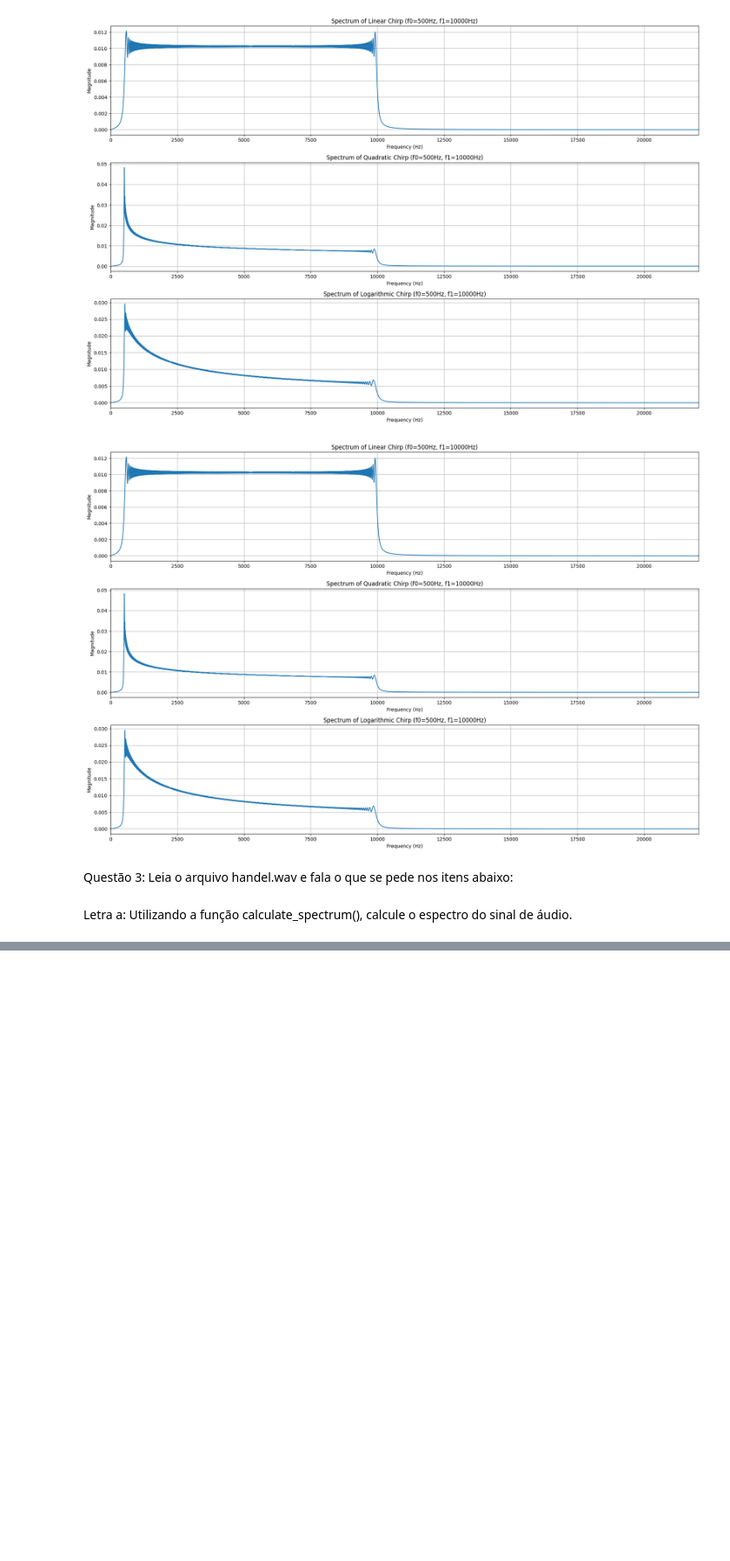
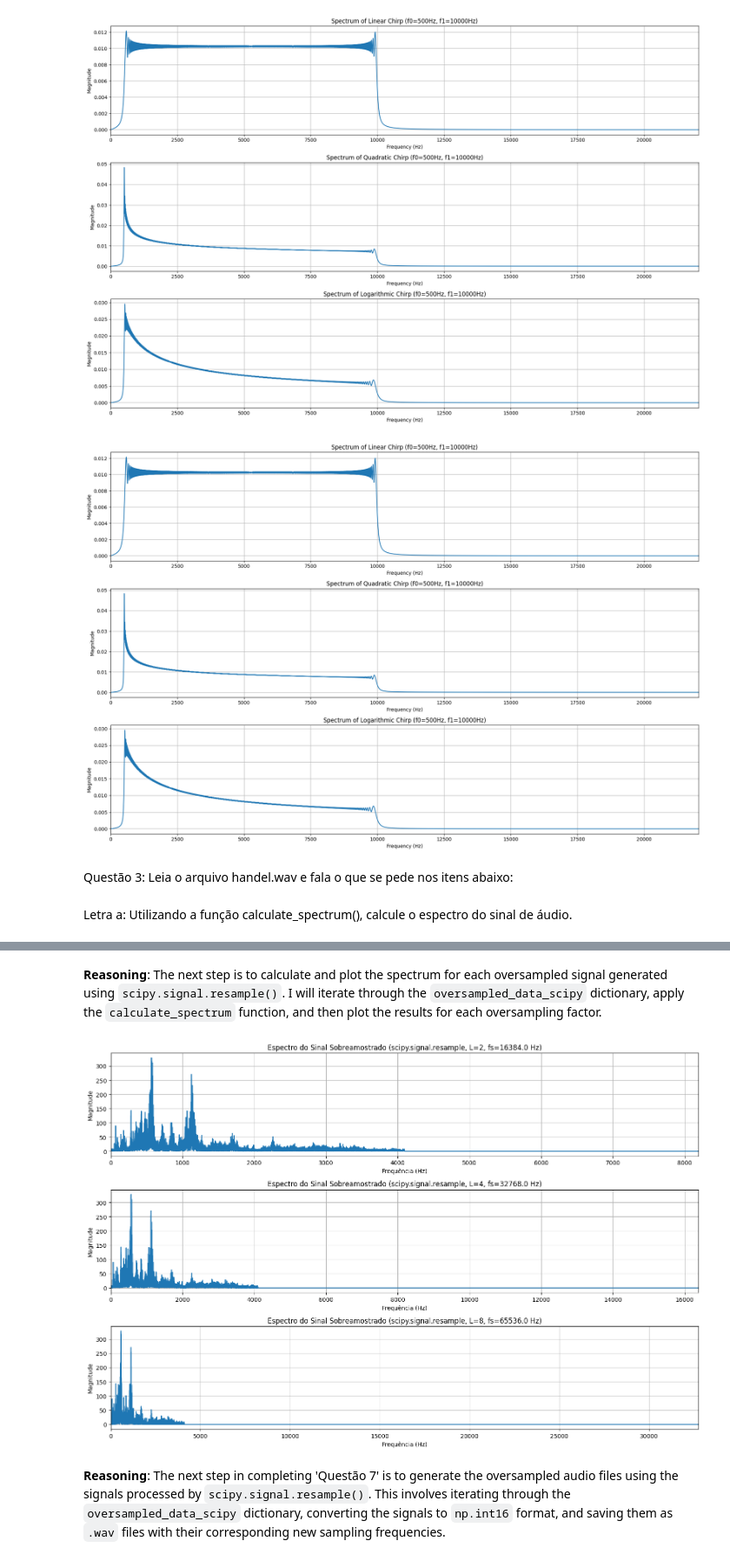
Before and after one commit to JuliaVillaVerde/Aula-1_Processamentos-de-Sinais, a Jupyter notebook: Aula2_Processamento_de_Sinais_.ipynb, the cells around one changed output, grey strips where cells are left out. Shown at 87% size. Cells and saved outputs as stored; diff of their text form; code cells hidden in the pictures; blank space fills up the shorter version.

```diff
--- a/Aula2_Processamento_de_Sinais_.ipynb
+++ b/Aula2_Processamento_de_Sinais_.ipynb
@@ -231,0 +1203,71 @@ o espectro do sinal de áudio.
+# %% [markdown]
+**Reasoning**:
+The next step is to calculate and plot the spectrum for each oversampled signal generated using `scipy.signal.resample()`. I will iterate through the `oversampled_data_scipy` dictionary, apply the `calculate_spectrum` function, and then plot the results for each oversampling factor.
+# %%
+import matplotlib.pyplot as plt
+import numpy as np
+
+# Ensure calculate_spectrum is available. It was defined in cell 0b5f1d45.
+# Copying it here to make the cell self-contained for execution if needed.
+# In a real notebook, one might rely on its prior definition.
+def calculate_spectrum(signal, sampling_frequency, single_sided=True):
+    """
+    Calculates the amplitude spectrum of a signal.
+
+    Args:
+        signal (np.ndarray): The time-domain signal.
+        sampling_frequency (float): The sampling frequency of the signal (Hz).
+        single_sided (bool): If True, returns the single-sided spectrum (positive frequencies).
+                             If False, returns the full spectrum (positive and negative frequencies).
+
+    Returns:
+        tuple: A tuple containing:
+            - frequencies (np.ndarray): Array of frequencies (Hz).
+            - amplitudes (np.ndarray): Array of corresponding amplitude magnitudes.
+    """
+    N = len(signal) # Number of sample points
+    T = 1.0 / sampling_frequency # Sample spacing
+
+    # Perform the FFT
+    yf = np.fft.fft(signal)
+
+    if single_sided:
+        xf = np.fft.fftfreq(N, T)[:N//2] # Frequencies for the positive half of the spectrum
+        # Calculate the single-sided amplitude spectrum
+        # np.abs(yf[0:N//2]) gets the magnitude of the positive frequencies
+        amplitudes = 1.0/N * np.abs(yf[0:N//2])
+    else:
+        xf = np.fft.fftfreq(N, T) # All frequencies
+        amplitudes = 1.0/N * np.abs(yf)
+
+    return xf, amplitudes
+
+plt.figure(figsize=(15, 10))
+
+# Assuming oversampled_data_scipy is available from previous cells
+sorted_oversample_factors = sorted(oversampled_data_scipy.keys())
+
+for i, L in enumerate(sorted_oversample_factors):
+    data = oversampled_data_scipy[L]
+    oversampled_signal = data['signal']
+    new_fs = data['fs']
+
+    # Calculate the spectrum of the oversampled signal
+    freqs_oversampled_scipy, spectrum_oversampled_scipy = calculate_spectrum(oversampled_signal, new_fs)
+
+    # Create a subplot for the current oversampling factor
+    plt.subplot(len(sorted_oversample_factors), 1, i + 1)
+    plt.plot(freqs_oversampled_scipy, spectrum_oversampled_scipy)
+    plt.title(f'Espectro do Sinal Sobreamostrado (scipy.signal.resample, L={L}, fs={new_fs:.1f} Hz)')
+    plt.xlabel('Frequência (Hz)')
+    plt.ylabel('Magnitude')
+    plt.xlim(0, new_fs / 2) # Show up to Nyquist frequency of the oversampled signal
+    plt.grid(True)
+
+plt.tight_layout()
+plt.show()
+# %% [output]
+[figure, added]
+# %% [markdown]
+**Reasoning**:
+The next step in completing 'Questão 7' is to generate the oversampled audio files using the signals processed by `scipy.signal.resample()`. This involves iterating through the `oversampled_data_scipy` dictionary, converting the signals to `np.int16` format, and saving them as `.wav` files with their corresponding new sampling frequencies.
```
Also changed, not shown: parts of 83 cells of this notebook.
